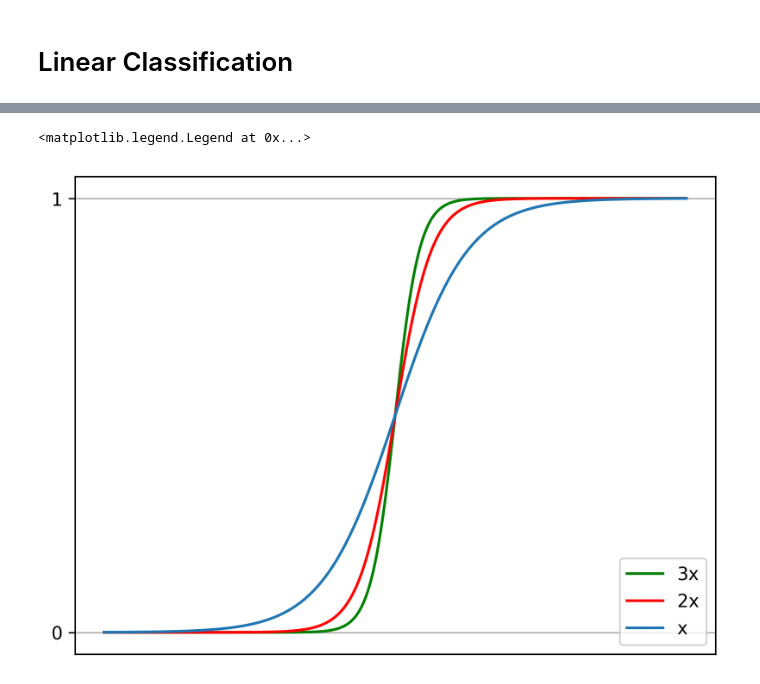
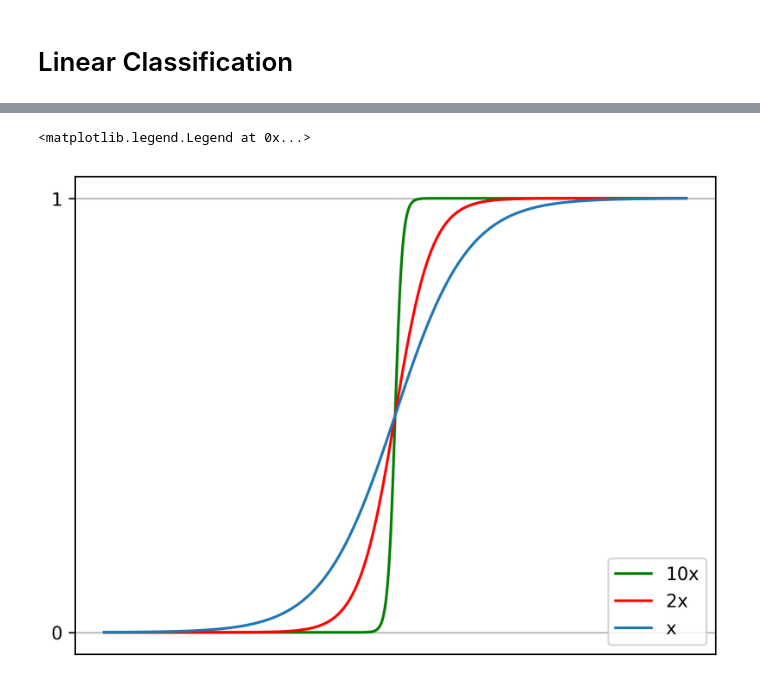
Before and after one commit to alexanderneville/MLAI_notebooks, a Jupyter notebook: classification.ipynb, the cells around one changed output, grey strips where cells are left out. Cells and saved outputs as stored; diff of their text form; code cells hidden in the pictures.

```diff
--- a/classification.ipynb
+++ b/classification.ipynb
@@ -8,3 +8,11 @@ import numpy as np
 import sklearn.datasets
 import math
 %matplotlib inline
+
+def new_plot():
+    fig = plt.figure(dpi=300)
+    ax = fig.add_subplot(1,1,1)
+    ax.set_xticks([])
+    ax.set_yticks([])
+    ax.set_aspect('auto')
+    return fig, ax
@@ -17,16 +37,15 @@ def sigmoid(u):
     return 1 / (1+math.e ** -u)
 # %%
 x = np.linspace(-8, 8, 1000)
-f = plt.figure(dpi=300)
-ax = f.add_subplot(1,1,1)
+f, ax = new_plot()
 ax.set_xticks([])
 #ax.set_yticks([])
 ax.yaxis.set_major_locator(MultipleLocator(1))
 ax.grid()
-ax.plot(x, sigmoid(3 * x), 'green', label="3x")
+ax.plot(x, sigmoid(10 * x), 'green', label="10x")
 ax.plot(x, sigmoid(2 * x), 'red', label="2x")
 ax.plot(x, sigmoid(x), label="x")
 ax.legend(loc='lower right')
 # %% [output]
 <matplotlib.legend.Legend at 0x...>
-[figure, old version]
+[figure, new version]
```
Also changed, not shown: parts of 6 cells of this notebook, 1 other file.
